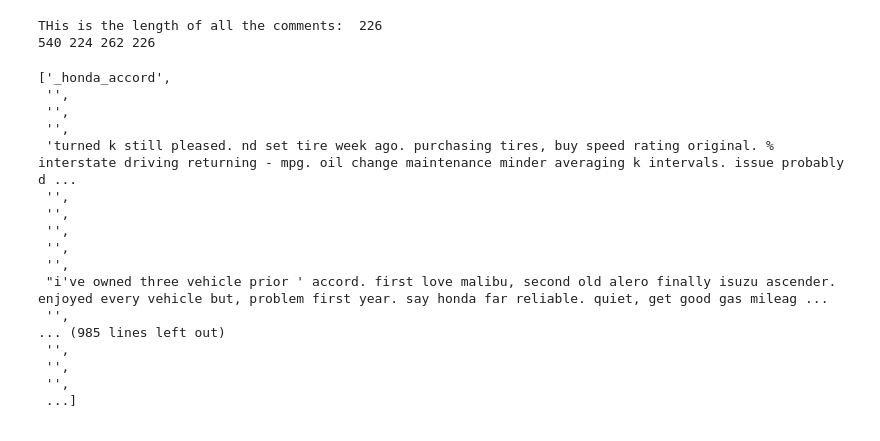
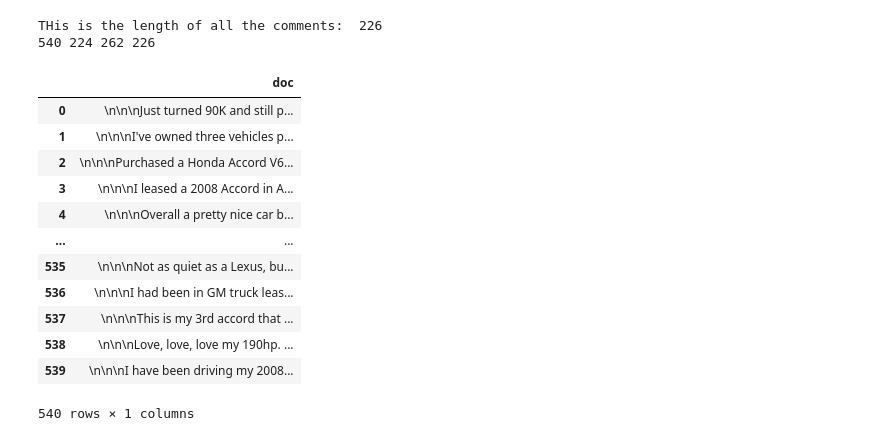
Before and after one commit to S3Stan/STK353_Group_Project, a Jupyter notebook: Final_Project_STK_353.ipynb, the cells around one changed output. Drawn from its saved outputs; the diff is of its cells as text; code cells hidden in the pictures.

```diff
--- a/Final_Project_STK_353.ipynb
+++ b/Final_Project_STK_353.ipynb
@@ -79,48 +81,56 @@ THis is the length of all the comments:  226
 # %%
 import re
 from nltk.stem import WordNetLemmatizer
 from nltk.corpus import stopwords
 import nltk
 #nltk.download('wordnet')
 #nltk.download('omw-1.4')
 #nltk.download('stopwords')
 
 # Initialize the lemmatizer
 lemmatizer = WordNetLemmatizer()
+
+
+# def convert_df_toString(dataframe):
+#     big_string = ''
+#     for _, row in dataframe.iterrows():
+#         big_string += ' '.join(row) + ' '\
+
+#     return big_string
 
 def clean_text(text):
     # Remove HTML tags
     text = re.sub(r'<[^>]+>', '', text)
     # Remove numbers
     text = re.sub(r'\d+', '', text)
     # Lemmatize and remove stop words
     words = text.split()
     cleaned_words = [lemmatizer.lemmatize(word.lower()) for word in words if word.lower() not in stopwords.words('english')]
     return ' '.join(cleaned_words)
 
 # Apply cleaning to the comments
 # For demonstration purposes, I will show the process for the 2008 Honda Accord reviews
+
 honda_2008_reviews = [clean_text(review) for review in honda_2008_reviews]
 honda_2009_reviews = [clean_text(review) for review in honda_2009_reviews]
 hyundai_2009_reviews = [clean_text(review) for review in hyundai_2009_reviews]
 toyota_2009_reviews = [clean_text(review) for review in toyota_2009_reviews]
 honda_2008_reviews
+
+
+Honda_accord_2008_data
 # %% [output]
+|  | doc |
+| 0 | \n\n\nJust turned 90K and still p... |
+| 1 | \n\n\nI've owned three vehicles p... |
+| 2 | \n\n\nPurchased a Honda Accord V6... |
+| 3 | \n\n\nI leased a 2008 Accord in A... |
+| 4 | \n\n\nOverall a pretty nice car b... |
+| ... | ... |
+| 535 | \n\n\nNot as quiet as a Lexus, bu... |
+| 536 | \n\n\nI had been in GM truck leas... |
+| 537 | \n\n\nThis is my 3rd accord that ... |
+| 538 | \n\n\nLove, love, love my 190hp. ... |
+| 539 | \n\n\nI have been driving my 2008... |
-['_honda_accord',
- '',
- '',
- '',
- 'turned k still pleased. nd set tire week ago. purchasing tires, buy speed rating original. % interstate driving returning - mpg. oil change maintenance minder averaging k intervals. issue probably d ...
- '',
- '',
- '',
- '',
- '',
- "i've owned three vehicle prior ' accord. first love malibu, second old alero finally isuzu ascender. enjoyed every vehicle but, problem first year. say honda far reliable. quiet, get good gas mileag ...
- '',
-... (985 lines left out)
- '',
- '',
- '',
- ...]
+540 rows × 1 columns
 # %%
```
Also changed, not shown: parts of 9 cells of this notebook.
